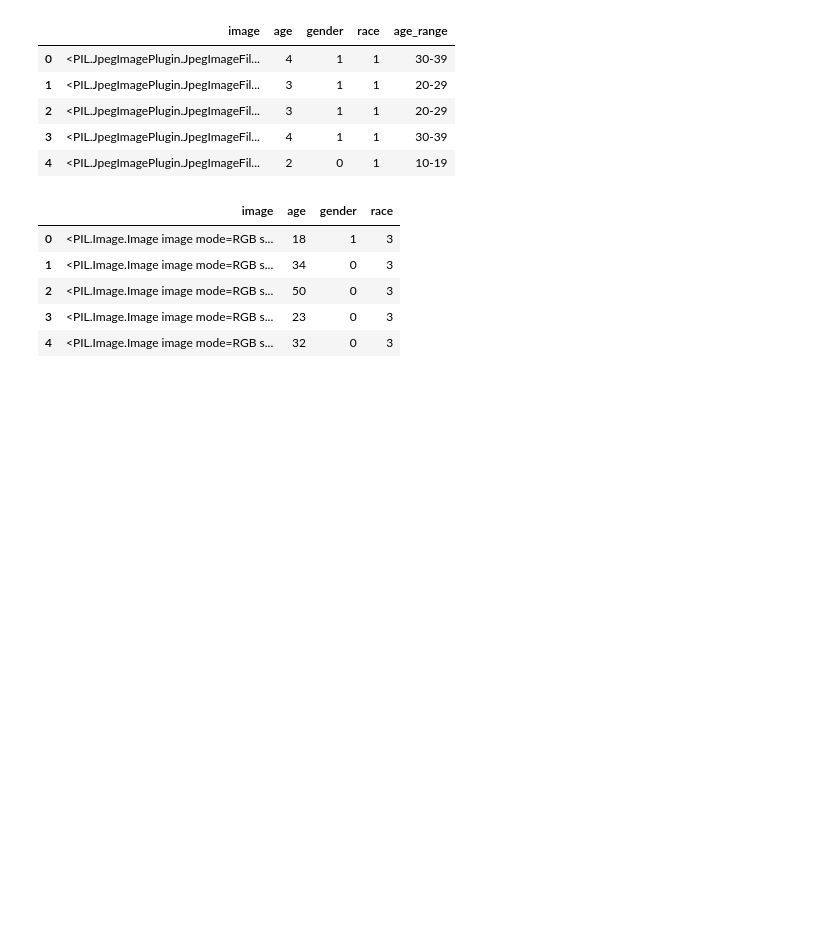
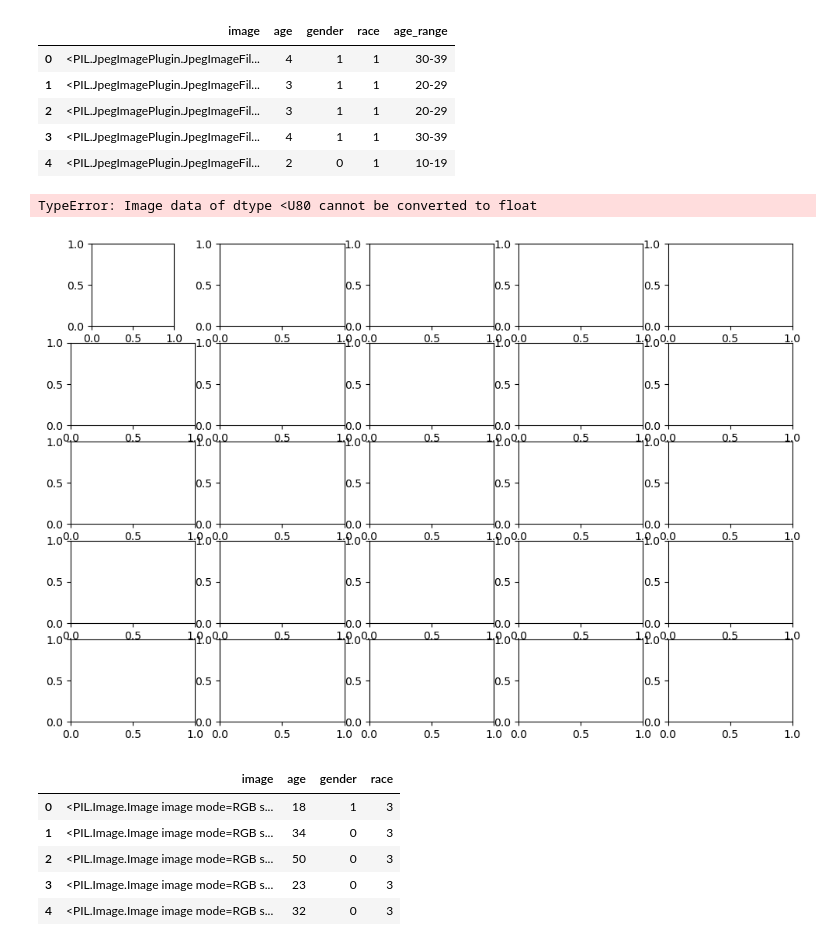
Before and after one commit to RchtDshr/crowdcast-model, a Jupyter notebook: CrowdCast.ipynb, the cells around one changed output. Saved outputs shown, nothing was run; the diff lists cells and outputs as text; code cells hidden in the pictures; blank space fills up the shorter version.

```diff
--- a/CrowdCast.ipynb
+++ b/CrowdCast.ipynb
@@ -14,6 +14,39 @@ fairface_df.head()
 | 2 | <PIL.JpegImagePlugin.JpegImageFil... | 3 | 1 | 1 | 20-29 |
 | 3 | <PIL.JpegImagePlugin.JpegImageFil... | 4 | 1 | 1 | 30-39 |
 | 4 | <PIL.JpegImagePlugin.JpegImageFil... | 2 | 0 | 1 | 10-19 |
+# %%
+import matplotlib.pyplot as plt
+
+# Number of images to display
+num_images = 25
+
+# Create a grid of subplots
+fig, axes = plt.subplots(nrows=5, ncols=5, figsize=(12, 8))
+
+# Loop over the first 25 images in the dataframe
+for i, ax in enumerate(axes.flat):
+    if i < len(fairface_df):
+        example = fairface_df.iloc[i]
+
+        # Extract image, age cluster, and gender
+        image = example['image']  # This is already a PIL image
+        age = example['age_range']  # Predicted age cluster
+        gender = example['gender']  # Gender (0 = Male, 1 = Female)
+
+        # Display the image
+        ax.imshow(image)
+        ax.set_title(f"Age: {age}, Gender: {'Male' if gender == 0 else 'Female'}")
+        ax.axis('off')  # Hide the axes
+    else:
+        # Hide the axes if there are no more images to show
+        ax.axis('off')
+
+# Adjust layout for better spacing
+plt.tight_layout()
+plt.show()
+# %% [output]
+TypeError: Image data of dtype <U80 cannot be converted to float
+[figure, added]
 # %%
 # Load a CSV file for UTKFacae dataset
 utk_df = pd.read_csv('UTKFaceFilteredDataset.csv')
```
Also changed, not shown: parts of 6 cells of this notebook, 4 other files.
